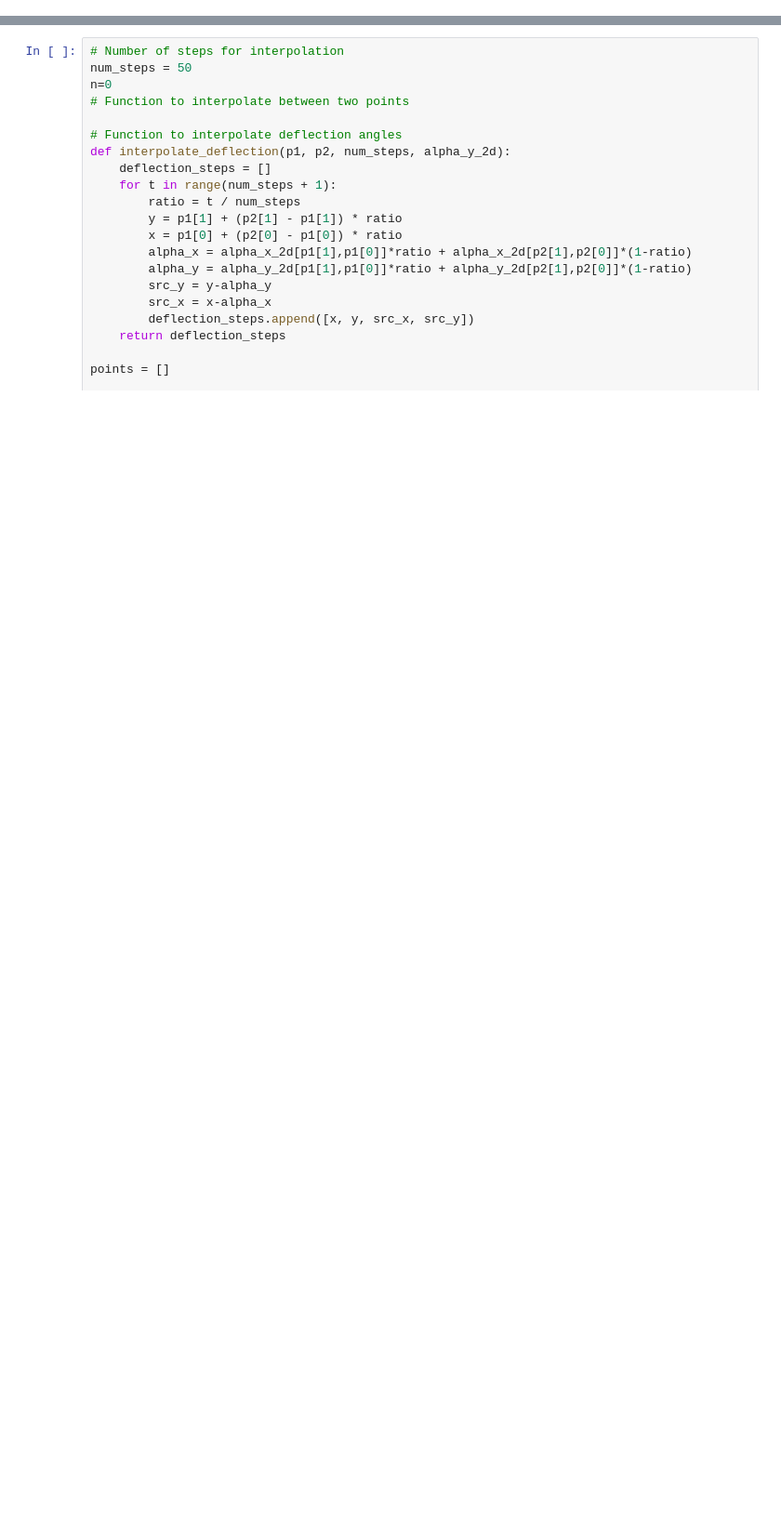
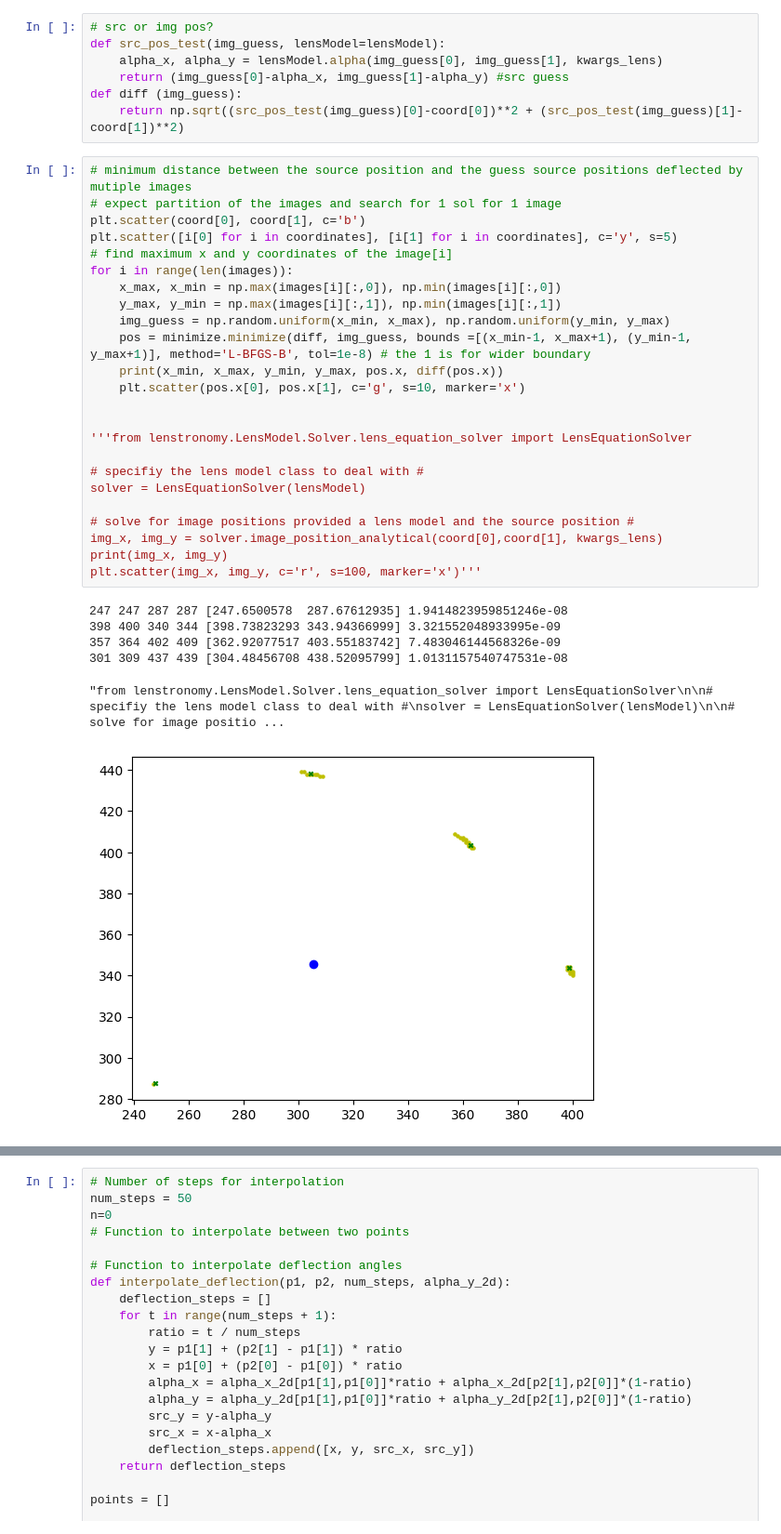
Before and after one commit to diceandcats/SURE-GW-lensing, a Jupyter notebook: Real stuffs/subpixel.ipynb, the cells around one changed output, grey strips where cells are left out. Shown at 93% size. Saved outputs shown, nothing was run; the diff lists cells and outputs as text; blank space fills up the shorter version.

```diff
--- a/Real stuffs/subpixel.ipynb
+++ b/Real stuffs/subpixel.ipynb
@@ -53 +165,39 @@ print(alpha_y_2d[100,300])
+# %%
+# src or img pos?
+def src_pos_test(img_guess, lensModel=lensModel):
+    alpha_x, alpha_y = lensModel.alpha(img_guess[0], img_guess[1], kwargs_lens)
+    return (img_guess[0]-alpha_x, img_guess[1]-alpha_y) #src guess
+def diff (img_guess):
+    return np.sqrt((src_pos_test(img_guess)[0]-coord[0])**2 + (src_pos_test(img_guess)[1]-coord[1])**2)
+# %%
+# minimum distance between the source position and the guess source positions deflected by mutiple images
+# expect partition of the images and search for 1 sol for 1 image
+plt.scatter(coord[0], coord[1], c='b')
+plt.scatter([i[0] for i in coordinates], [i[1] for i in coordinates], c='y', s=5)
+# find maximum x and y coordinates of the image[i]
+for i in range(len(images)):
+    x_max, x_min = np.max(images[i][:,0]), np.min(images[i][:,0])
+    y_max, y_min = np.max(images[i][:,1]), np.min(images[i][:,1])
+    img_guess = np.random.uniform(x_min, x_max), np.random.uniform(y_min, y_max)
+    pos = minimize.minimize(diff, img_guess, bounds =[(x_min-1, x_max+1), (y_min-1, y_max+1)], method='L-BFGS-B', tol=1e-8) # the 1 is for wider boundary
+    print(x_min, x_max, y_min, y_max, pos.x, diff(pos.x))
+    plt.scatter(pos.x[0], pos.x[1], c='g', s=10, marker='x')
+
+
+'''from lenstronomy.LensModel.Solver.lens_equation_solver import LensEquationSolver
+
+# specifiy the lens model class to deal with #
+solver = LensEquationSolver(lensModel)
+
+# solve for image positions provided a lens model and the source position #
+img_x, img_y = solver.image_position_analytical(coord[0],coord[1], kwargs_lens)
+print(img_x, img_y)
+plt.scatter(img_x, img_y, c='r', s=100, marker='x')'''
+# %% [output]
+247 247 287 287 [247.6500578  287.67612935] 1.9414823959851246e-08
+398 400 340 344 [398.73823293 343.94366999] 3.321552048933995e-09
+357 364 402 409 [362.92077517 403.55183742] 7.483046144568326e-09
+301 309 437 439 [304.48456708 438.52095799] 1.0131157540747531e-08
+"from lenstronomy.LensModel.Solver.lens_equation_solver import LensEquationSolver\n\n# specifiy the lens model class to deal with #\nsolver = LensEquationSolver(lensModel)\n\n# solve for image positio ...
+[figure, added]
 # %%
```
Also changed, not shown: parts of 8 cells of this notebook.
